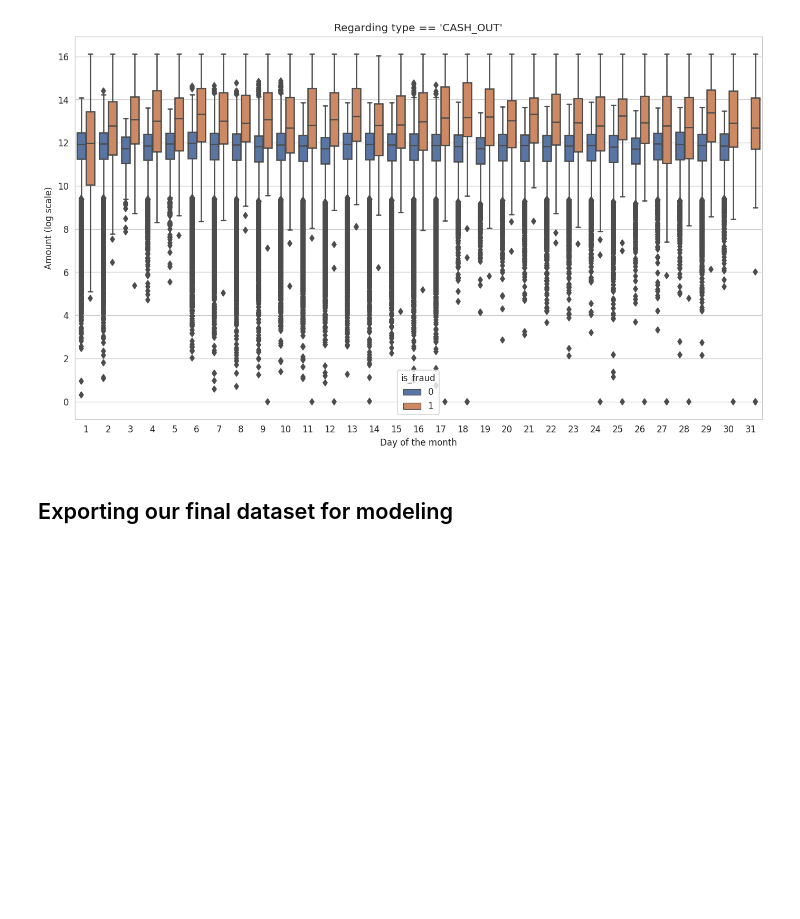
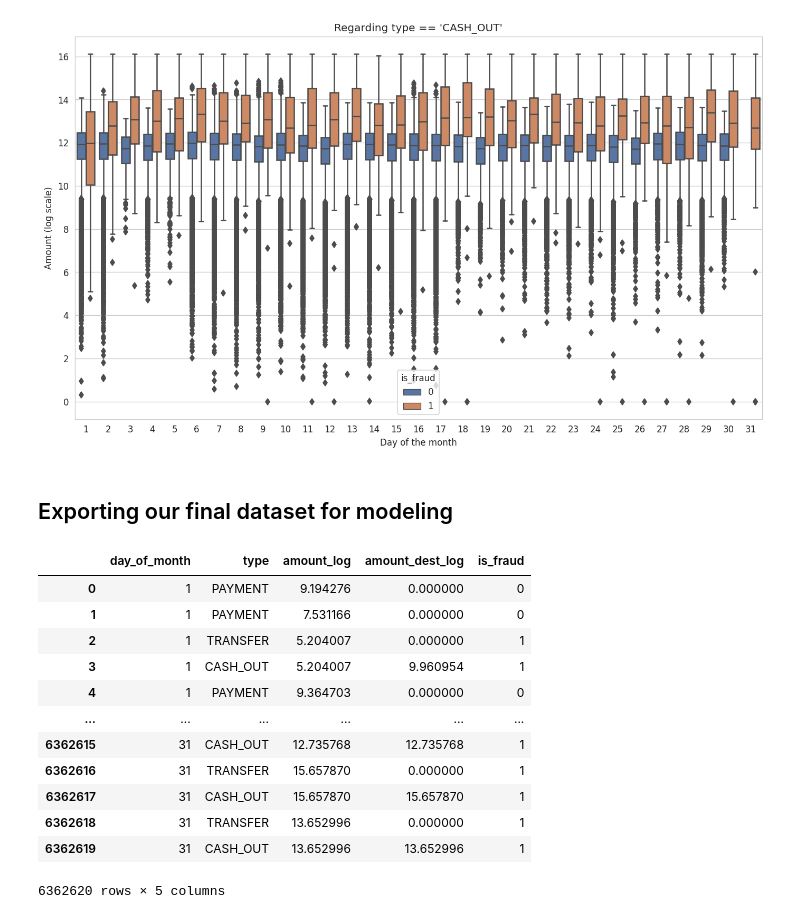
Before and after one commit to LucianoBatista/fraud-detection-classifier, a Jupyter notebook: analysis/second-eda.ipynb, the cells around one changed output. Saved outputs shown, nothing was run; the diff lists cells and outputs as text; code cells hidden in the pictures; blank space fills up the shorter version.

```diff
--- a/analysis/second-eda.ipynb
+++ b/analysis/second-eda.ipynb
@@ -307,4 +303,19 @@ boxplot_plot(
 # %%
 final_fraud_df = fraud_detect_df[["day_of_month", "type", "amount_log", "amount_dest_log", "is_fraud"]]
 # %%
-final_fraud_df.to_csv("data/second-eda-output.csv", index=False)
+# final_fraud_df.to_csv("data/second-eda-output.csv", index=False)
+final_fraud_df
+# %% [output]
+|  | day_of_month | type | amount_log | amount_dest_log | is_fraud |
+| 0 | 1 | PAYMENT | 9.194276 | 0.000000 | 0 |
+| 1 | 1 | PAYMENT | 7.531166 | 0.000000 | 0 |
+| 2 | 1 | TRANSFER | 5.204007 | 0.000000 | 1 |
+| 3 | 1 | CASH_OUT | 5.204007 | 9.960954 | 1 |
+| 4 | 1 | PAYMENT | 9.364703 | 0.000000 | 0 |
+| ... | ... | ... | ... | ... | ... |
+| 6362615 | 31 | CASH_OUT | 12.735768 | 12.735768 | 1 |
+| 6362616 | 31 | TRANSFER | 15.657870 | 0.000000 | 1 |
+| 6362617 | 31 | CASH_OUT | 15.657870 | 15.657870 | 1 |
+| 6362618 | 31 | TRANSFER | 13.652996 | 0.000000 | 1 |
+| 6362619 | 31 | CASH_OUT | 13.652996 | 13.652996 | 1 |
+6362620 rows × 5 columns
```
Also changed, not shown: parts of 1 cell of this notebook, 48 other files.
